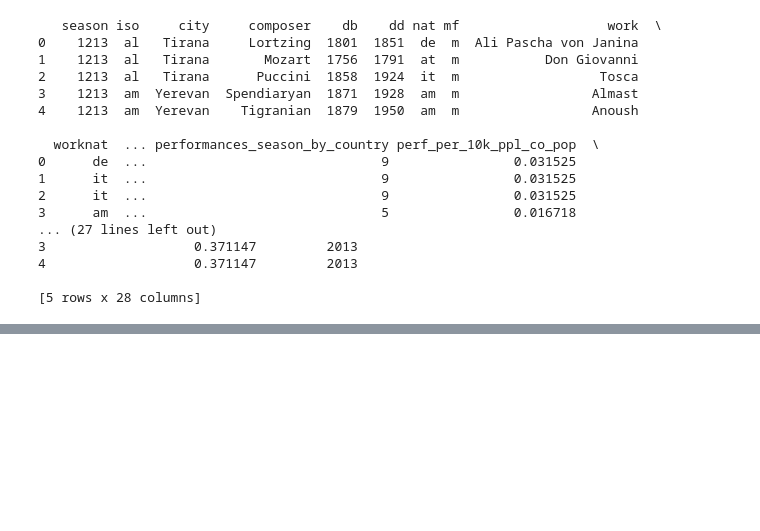
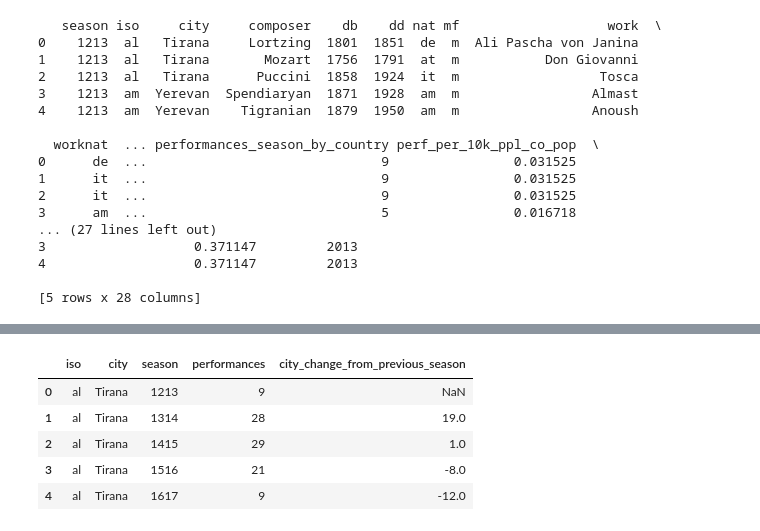
Before and after one commit to AngeliqueAlex/New_Opera_Company_Capstone, a Jupyter notebook: 03_EDA_New_Opera_Business .ipynb, the cells around one changed output, grey strips where cells are left out. Cells and saved outputs as stored; diff of their text form; code cells hidden in the pictures; blank space fills up the shorter version.

```diff
--- a/03_EDA_New_Opera_Business .ipynb
+++ b/03_EDA_New_Opera_Business .ipynb
@@ -5,7 +5,7 @@ import matplotlib.pyplot as plt
 import seaborn as sns
 import os
 # %%
-opera = pd.read_excel('/Users/angelique/Documents/GitHub/New_Opera_Company_Capstone/opera_new_1.xlsx')
+opera = pd.read_excel('/Users/angelique/Documents/GitHub/New_Opera_Company_Capstone/Excel and CSV Files/opera_new_1.xlsx')
 opera.head()
 # %% [output]
 |  | season | iso | city | composer | db | dd | nat | mf | work | worknat | type | ... |
@@ -15,7 +15,7 @@ opera.head()
 | 3 | 1213 | am | Yerevan | Spendiaryan | 1871 | 1928 | am | m | Almast | am | ~ | ... |
 | 4 | 1213 | am | Yerevan | Tigranian | 1879 | 1950 | am | m | Anoush | am | ~ | ... |
 # %%
-regions = pd.read_csv('/Users/angelique/Documents/GitHub/New_Opera_Company_Capstone/continents2.csv')
+regions = pd.read_csv('/Users/angelique/Documents/GitHub/New_Opera_Company_Capstone/Excel and CSV Files/continents2.csv')
 regions.head()
 # %% [output]
 |  | name | alpha-2 | alpha-3 | country-code | iso_3166-2 | region | sub-region | intermediate-region | ... |
@@ -424,0 +517,10 @@ opera['Season Year'] = pd.to_datetime(opera['Season Year'].astype(str), format='
+# %%
+# Create a pandas Series
+perf_by_city_season = pd.Series(perf_by_city_season)
+
+# Convert Series to DataFrame
+perf_by_city_season = perf_by_city_season.to_frame()
+
+perf_by_city_season = perf_by_city_season.reset_index()
+
+perf_by_city_season.head()
@@ -424,0 +534,15 @@ opera['Season Year'] = pd.to_datetime(opera['Season Year'].astype(str), format='
+# %%
+# Sort by iso and season to ensure the rows are ordered correctly
+perf_by_city_season = perf_by_city_season.sort_values(by=['iso', 'city', 'season'])
+
+# Calculate the change in performances from the previous season
+perf_by_city_season['city_change_from_previous_season'] = perf_by_city_season.groupby(['iso', 'city'])['performances'].diff()
+
+perf_by_city_season.head()
+# %% [output]
+|  | iso | city | season | performances | city_change_from_previous_season |
+| 0 | al | Tirana | 1213 | 9 | NaN |
+| 1 | al | Tirana | 1314 | 28 | 19.0 |
+| 2 | al | Tirana | 1415 | 29 | 1.0 |
+| 3 | al | Tirana | 1516 | 21 | -8.0 |
+| 4 | al | Tirana | 1617 | 9 | -12.0 |
```
Also changed, not shown: parts of 10 cells of this notebook, 7 other files.
